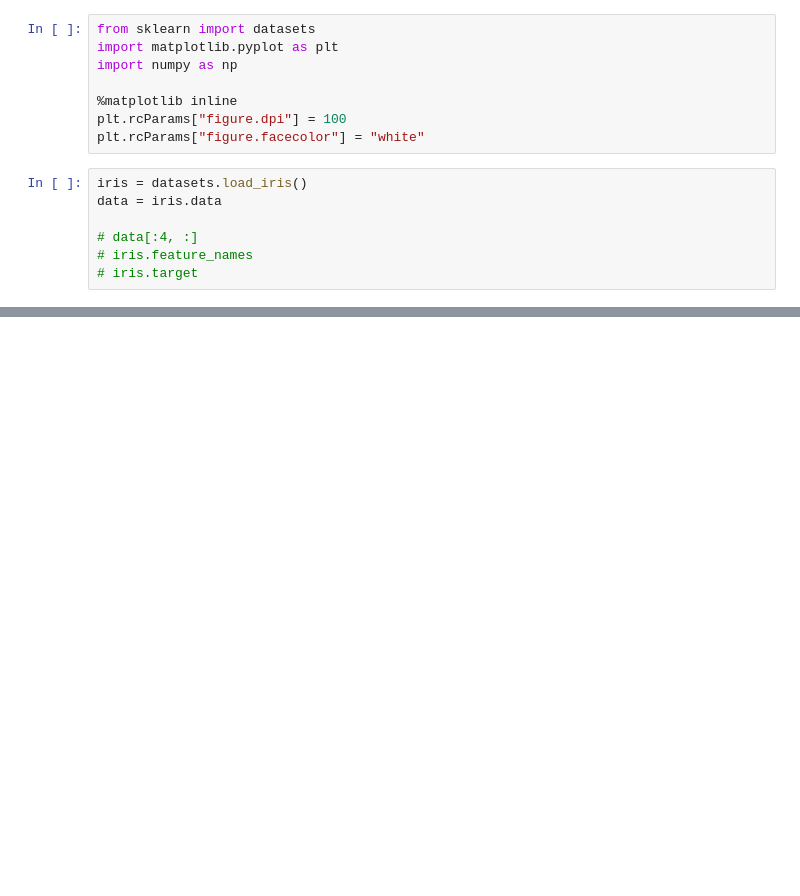
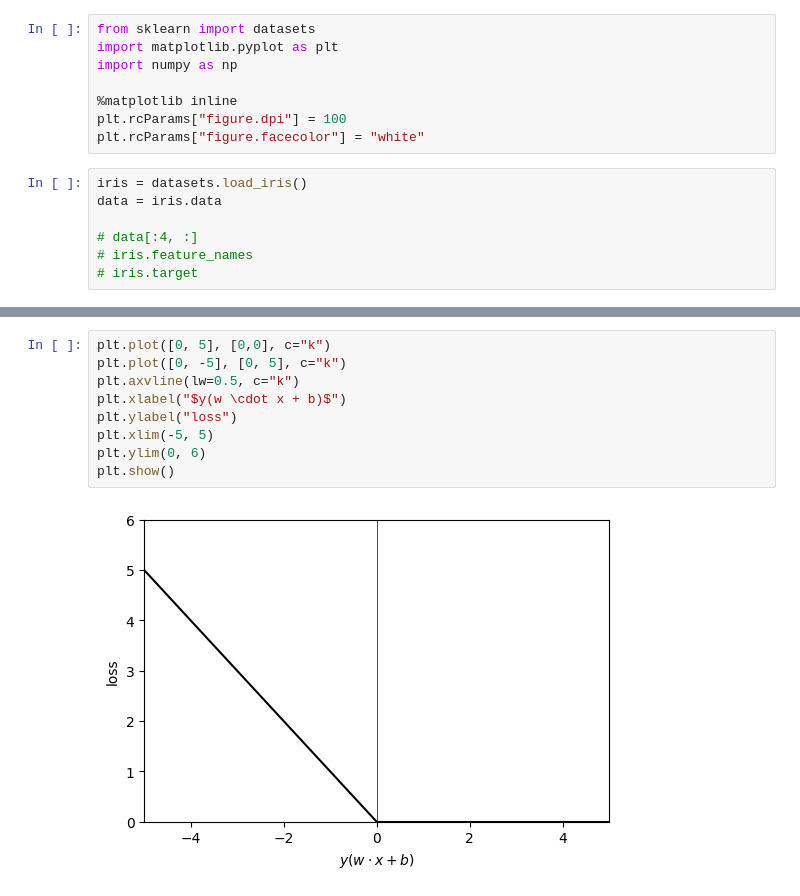
Before and after one commit to pranabdas/machine-learning, a Jupyter notebook: notebooks/svm-introduction.ipynb, the cells around one changed output, grey strips where cells are left out. Drawn from its saved outputs; the diff is of its cells as text; blank space fills up the shorter version.

```diff
--- a/notebooks/svm-introduction.ipynb
+++ b/notebooks/svm-introduction.ipynb
@@ -28,0 +28,11 @@ plt.show()
+# %%
+plt.plot([0, 5], [0,0], c="k")
+plt.plot([0, -5], [0, 5], c="k")
+plt.axvline(lw=0.5, c="k")
+plt.xlabel("$y(w \cdot x + b)$")
+plt.ylabel("loss")
+plt.xlim(-5, 5)
+plt.ylim(0, 6)
+plt.show()
+# %% [output]
+[figure, added]
```
Also changed, not shown: parts of 6 cells of this notebook, 8 other files.
